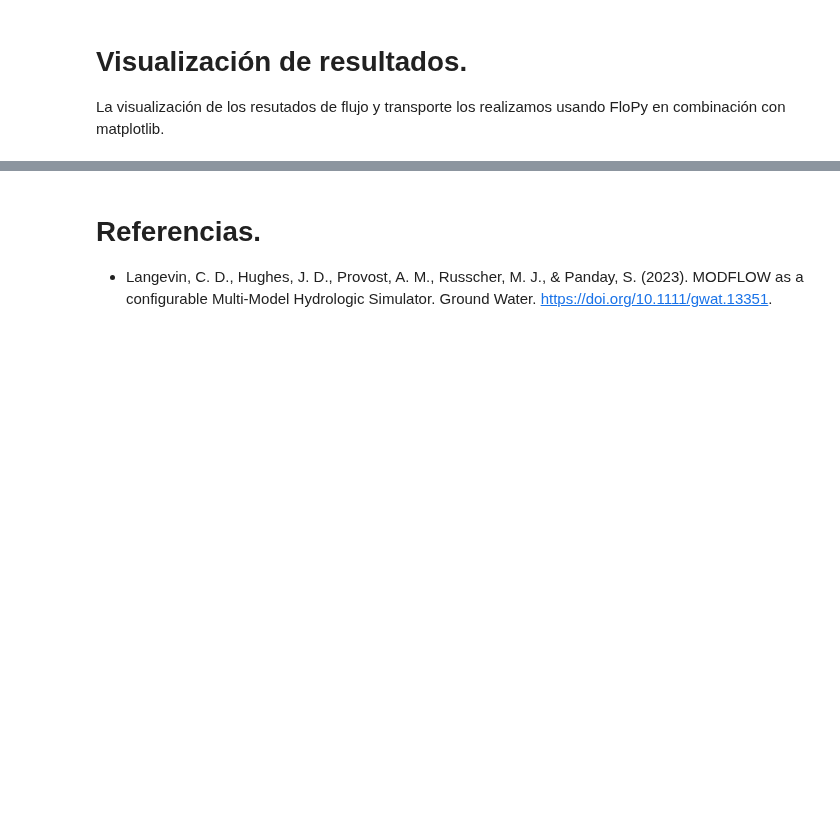
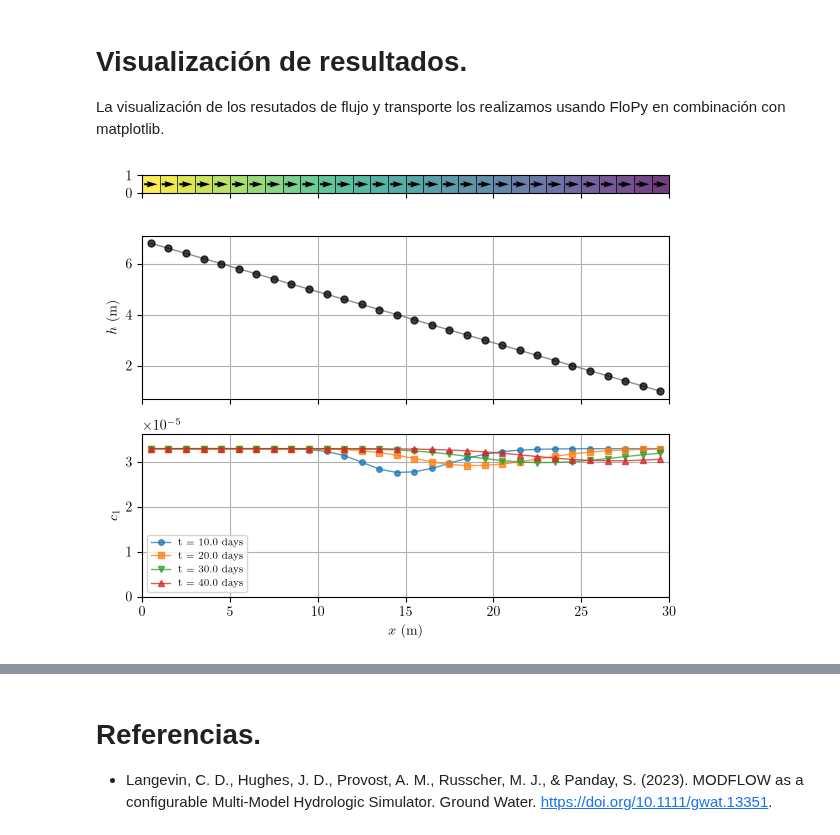
Before and after one commit to luiggix/RTWMA, a Jupyter notebook: benchmarks/01_CT_gypsum_1D/02_C2_flow_tran.ipynb, the cells around one changed output, grey strips where cells are left out. Saved outputs shown, nothing was run; the diff lists cells and outputs as text; code cells hidden in the pictures; blank space fills up the shorter version.

Commit message:
updating c1 y c2, falta figura

```diff
--- a/benchmarks/01_CT_gypsum_1D/02_C2_flow_tran.ipynb
+++ b/benchmarks/01_CT_gypsum_1D/02_C2_flow_tran.ipynb
@@ -158,17 +191,19 @@ xmf6.nice_print("Paths, files and more ...", paths)
 |Top of the model | $1.0$ | m | `dis["top"]`|
 |Layer bottom elevation (cm) | $0$ | m | `dis["botm"]`|
 # %%
-# Discretización espacial
+## ---> Discretización espacial
+L = 30 # Longitud del dominio
 nlay = 1
 nrow = 1
 ncol = 30
-delr = 1.0
+delr = L / ncol # 1.0
 delc = 1.0
 top  = 1.0
 botm = 0.0
 
+## ---> Diccionario con información de la discretización espacial
 dis = {
-    'units' : "meters",
+    'length_units' : "meters",
     'nlay': nlay,
     'nrow': nrow,
     'ncol': ncol,
@@ -352,19 +494,19 @@ o_sim.run_simulation(silent = False)
 
 A continuación extraemos la información generada por la simulación de transporte.
 # %%
-# Objeto para recuperar los resultados del transporte
+## ---> Objeto para recuperar los resultados del transporte
 o_conc = o_gwt.output.concentration()
 
-# Recuperamos los pasos de tiempo calculados
+## ---> Recuperamos los pasos de tiempo calculados
 times_c = np.array(o_conc.get_times())
 
-# Recuperamos la información del último paso de tiempo
-c2_40 = o_conc.get_data(totim=times_c[-1]).flatten()
+## ---> Recuperamos la información de todos los pasos de la concentración
+c2 = o_conc.get_alldata()[:, 0, 0, :]
 
-# Diccionario para imprimir la información en pantalla
+## ---> Diccionario para imprimir la información en pantalla
 tran_dict = dict(
     xcoord = x,
     times = [times_c],
-    conc = [c2_40]
+    conc = [c2[39]] # último paso
 )
 xmf6.nice_print("c2 concentration", tran_dict)
@@ -380,39 +543,41 @@ plt.rcParams.update({
     "font.serif": ["Computer Modern Roman"],
 })
 # %%
-# --- Definición de la figura. Se definen tres gráficas
+## ---> Definición de la figura. Se definen tres gráficas
 fig, (ax1, ax2, ax3) = plt.subplots(3,1, sharex = True, figsize =(6,5),
                                     height_ratios=[0.1, 0.5, 0.5])
 
-# --- Gráfica 1. Carga hidráulica y descarga específica sobre la malla
+## ---> Gráfica 1. Carga hidráulica y descarga específica sobre la malla
 ax1.set_aspect('equal')
 pmv = flopy.plot.PlotMapView(model = o_gwf, ax = ax1)
 pmv.plot_grid(colors = 'k', lw = 0.5, ls="-")
 pmv.plot_array(head, cmap = "viridis", alpha=0.5)
 pmv.plot_vector(qx, qy, scale=40, pivot="mid", width=0.004, normalize=True, color="k")
 
-# --- Gráfica 2. Carga hidráulica vs posición
+## ---> Gráfica 2. Carga hidráulica vs posición
 ax2.plot(x[0], head, marker="o", lw =1.0, c = "dimgray", label = 'Head',
          mec="black", mfc="black", markersize="5", alpha = 0.75, )
 ax2.set_xlim(0, 30)
 ax2.set_ylabel("$h$ (m)")
 ax2.grid()
 
 max_y = 0
-# --- Gráfica 3. Concentración para diferentes pasos de tiempo
+
+## ---> Gráfica 3. Concentración para diferentes pasos de tiempo
 marker = ["o", "s", "v", "^"]
 for i, t in enumerate(times_c[9::10]):
-    c2 = o_conc.get_data(totim=t).flatten()
-    ax3.plot(x[0], c2, ls ="-", lw = 1.0, label=f"t = {t} days", zorder=2,
+    ax3.plot(x[0], c2[int(t-1)], ls ="-", lw = 1.0, label=f"t = {t} days", zorder=2,
              marker = marker[i], markersize="4", alpha = 0.75)
     max_y = max(max_y, c2.max())
 
 ax3.set_ylim(0, max_y * 1.1)
 ax3.set_xlabel("$x$ (m)")
 ax3.set_ylabel("$c_1$")
 ax3.legend(fontsize=7)
 ax3.grid()
 
 plt.tight_layout()
 plt.show()
+# %% [output]
+[figure, added]
 # %%
```
Also changed, not shown: parts of 27 cells of this notebook, 14 other files.
